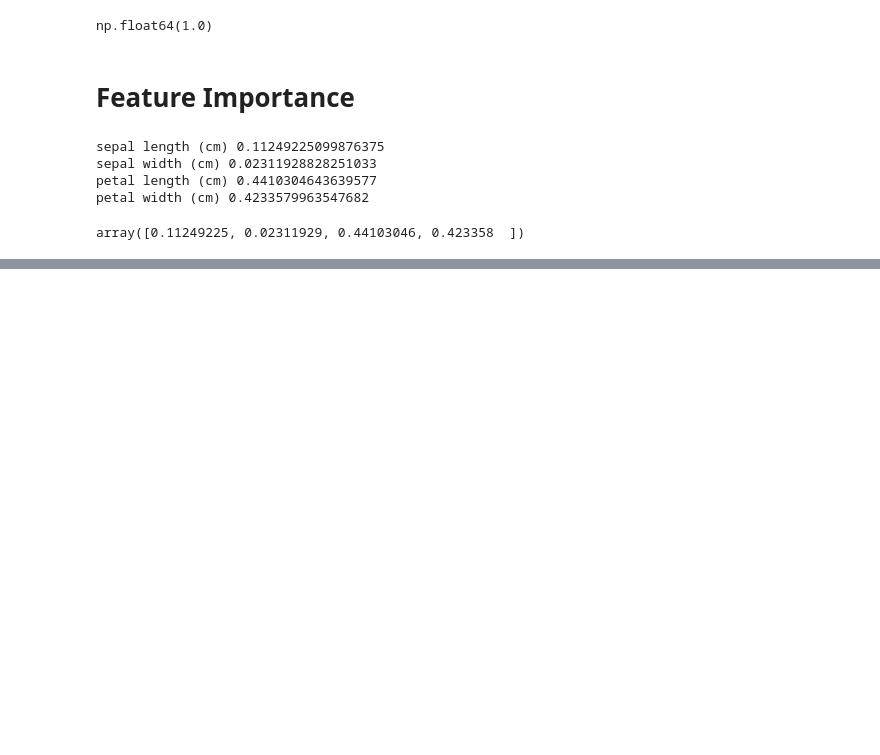
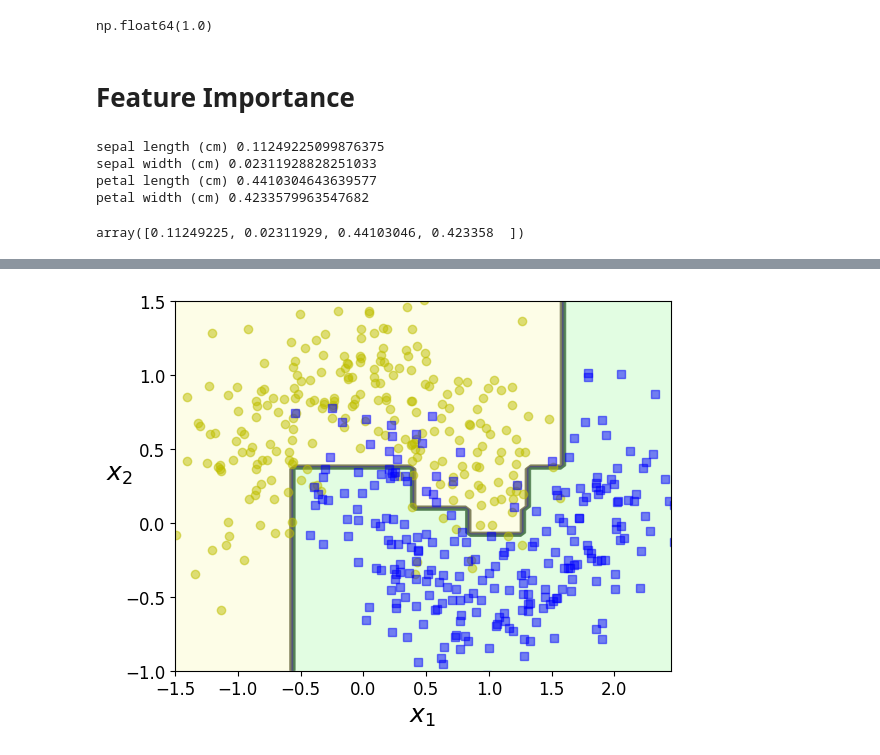
Before and after one commit to akshadtupe/AML-Experiments, a Jupyter notebook: Experiment1.ipynb, the cells around one changed output, grey strips where cells are left out. Saved outputs shown, nothing was run; the diff lists cells and outputs as text; code cells hidden in the pictures; blank space fills up the shorter version.

```diff
--- a/Experiment1.ipynb
+++ b/Experiment1.ipynb
@@ -253,0 +308,4 @@ array([0.11249225, 0.02311929, 0.44103046, 0.423358  ])
+# %%
+plot_decision_boundary(ada_clf, X, y)
+# %% [output]
+[figure, added]
```
Also changed, not shown: parts of 32 cells of this notebook.
